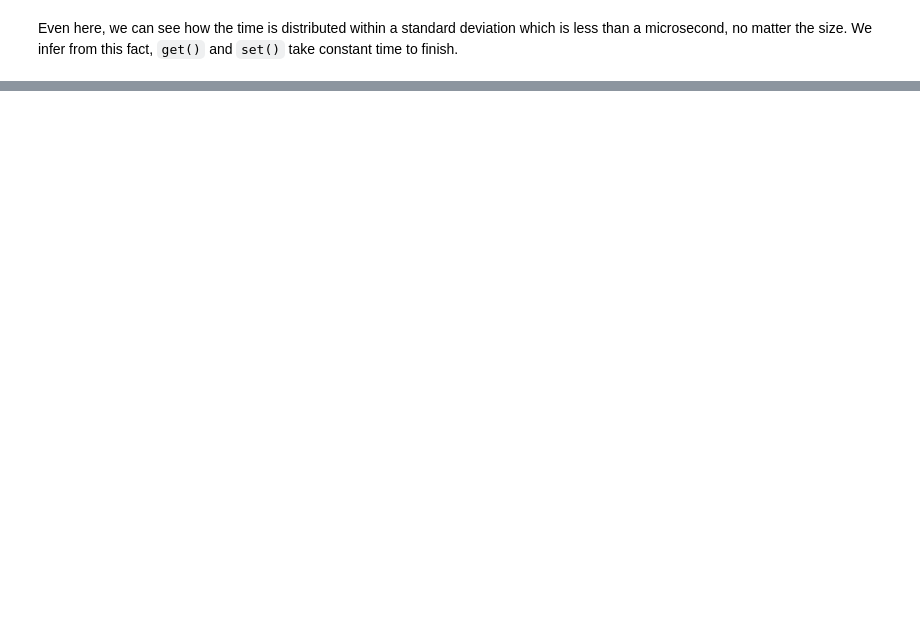
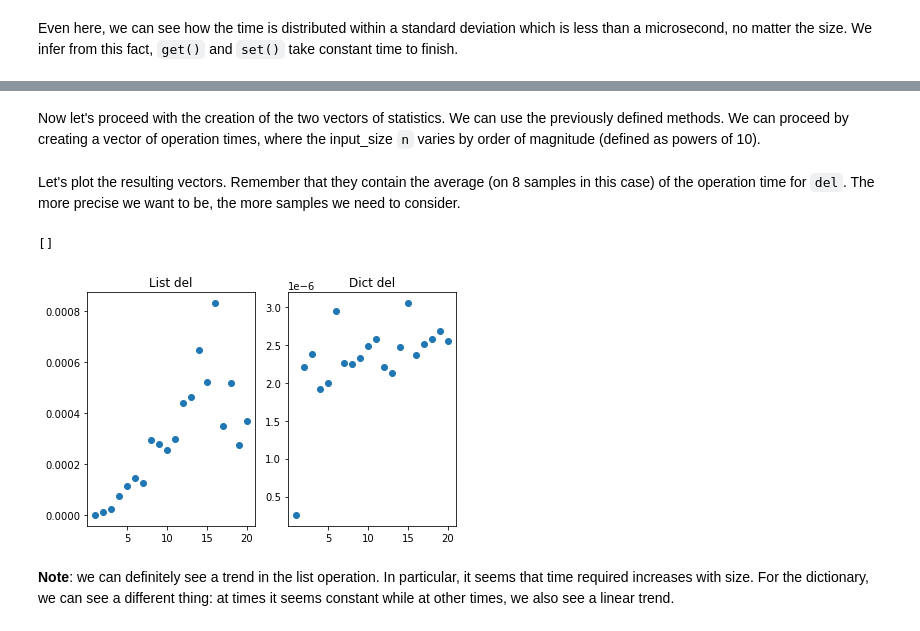
Before and after one commit to RiccardoMPesce/PythonDS3-Assignments, a Jupyter notebook: chapter3/chapter3_exercises.ipynb, the cells around one changed output, grey strips where cells are left out. Cells and saved outputs as stored; diff of their text form; code cells hidden in the pictures; blank space fills up the shorter version.

```diff
--- a/chapter3/chapter3_exercises.ipynb
+++ b/chapter3/chapter3_exercises.ipynb
@@ -134,0 +144,50 @@ Let's try
+# %%
+def sample_time_del_list(n):
+    l = [0] * n
+    i = random.randint(0, n - 1)
+    s = time.time()
+    del l[i]
+    e = time.time()
+
+    return e - s
+
+def sample_time_del_dict(n):
+    d = {str(i): i for i in range(n)}
+    i = str(random.randint(0, n - 1))
+    s = time.time()
+    del d[i]
+    e = time.time()
+
+    return e - s
+
+def average_sample_n_times(n_elements, n_times, sampling_function):
+    return np.array([sampling_function(n_elements) for _ in range(n_times)]).mean()
+
+def make_statistics_vector(base, power, sample_size, sampling_method):
+    return np.array([average_sample_n_times(base ** i, sample_size, sampling_method) for i in range(1, power + 1)])
+
+def make_statistics_vector_in_range(begin, end, step, sample_size, sampling_method):
+    return np.array([average_sample_n_times(i, sample_size, sampling_method) for i in range(begin, end + 1, step)])
+# %% [markdown]
+Now let's proceed with the creation of the two vectors of statistics. We can use the previously defined methods. We can proceed by creating a vector of operation times, where the input_size `n` varies by order of magnitude (defined as powers of 10).
+# %%
+del_stats_list = make_statistics_vector_in_range(1, 1000000, 50000, 16, sample_time_del_list)
+del_stats_dict = make_statistics_vector_in_range(1, 1000000, 50000, 16, sample_time_del_dict)
+# %% [markdown]
+Let's plot the resulting vectors. Remember that they contain the average (on 8 samples in this case) of the operation time for `del`. The more precise we want to be, the more samples we need to consider.
+# %%
+plt.subplot(1, 2, 1)
+plt.title("List del")
+plt.scatter(np.arange(1, len(del_stats_list) + 1), del_stats_list)
+plt.subplot(1, 2, 2)
+plt.title("Dict del")
+plt.scatter(np.arange(1, len(del_stats_dict) + 1), del_stats_dict)
+
+plt.tight_layout()
+
+plt.plot()
+# %% [output]
+[]
+[figure, added]
+# %% [markdown]
+__Note__: we can definitely see a trend in the list operation. In particular, it seems that time required increases with size. For the dictionary, we can see a different thing: at times it seems constant while at other times, we also see a linear trend.
```
Also changed, not shown: parts of 10 cells of this notebook.
